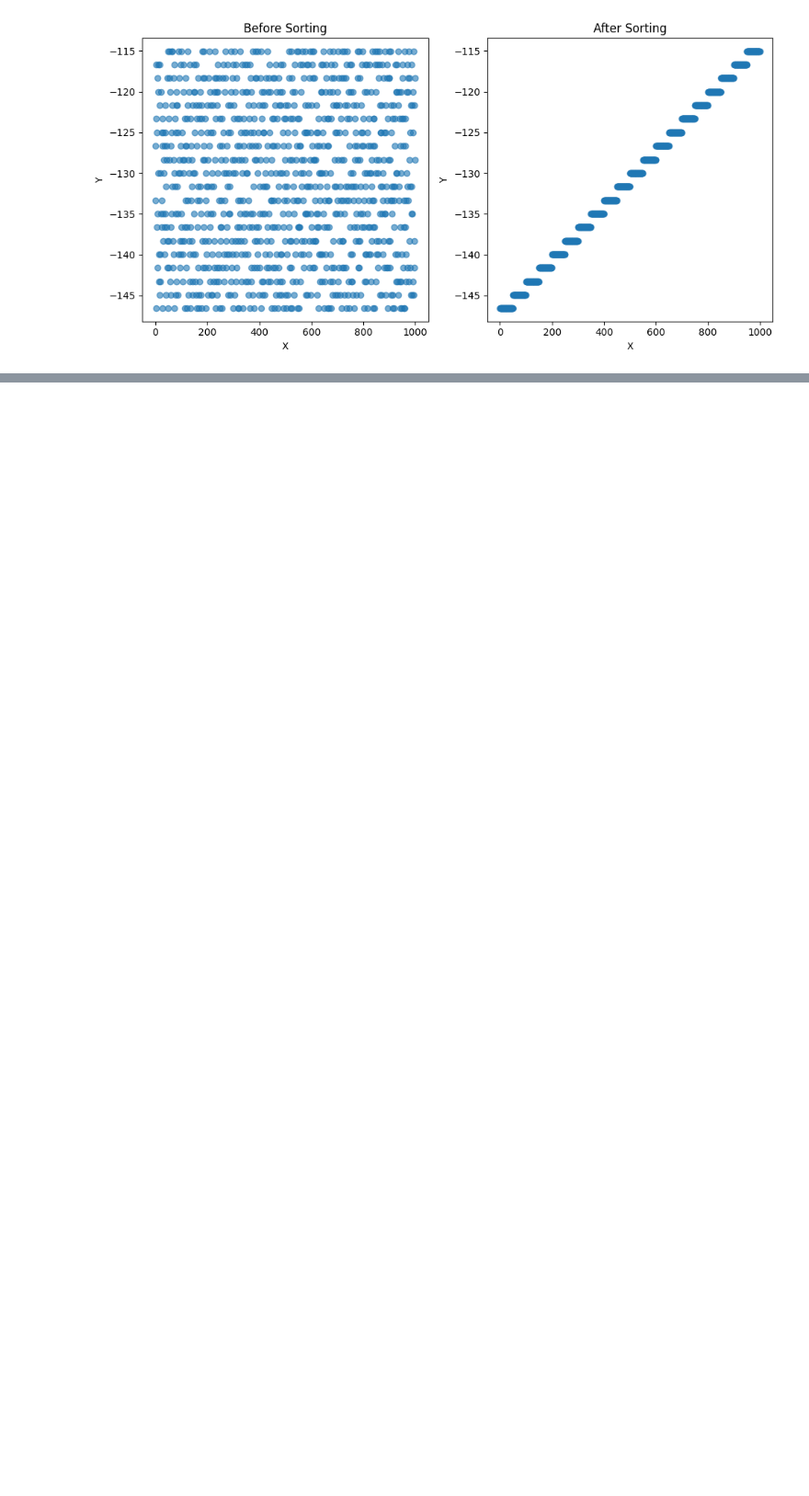
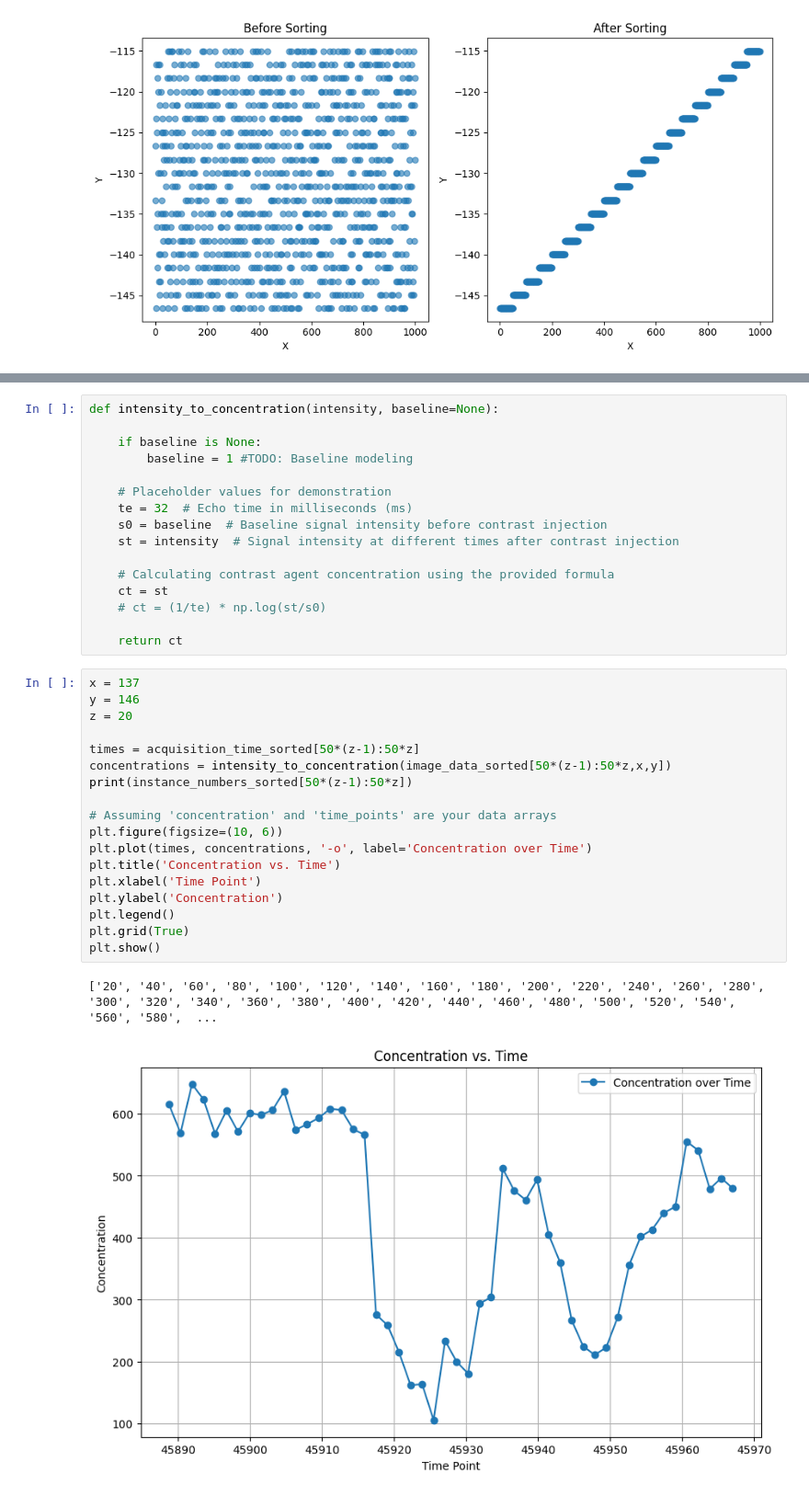
Before and after one commit to qqgjyx/MATH-Group, a Jupyter notebook: main.ipynb, the cells around one changed output, grey strips where cells are left out. Shown at 92% size. Drawn from its saved outputs; the diff is of its cells as text; blank space fills up the shorter version.

```diff
--- a/main.ipynb
+++ b/main.ipynb
@@ -149,0 +242,37 @@ plt.show()
+# %%
+def intensity_to_concentration(intensity, baseline=None):
+
+    if baseline is None:
+        baseline = 1 #TODO: Baseline modeling
+
+    # Placeholder values for demonstration
+    te = 32  # Echo time in milliseconds (ms)
+    s0 = baseline  # Baseline signal intensity before contrast injection
+    st = intensity  # Signal intensity at different times after contrast injection
+
+    # Calculating contrast agent concentration using the provided formula
+    ct = st
+    # ct = (1/te) * np.log(st/s0)
+
+    return ct
+# %%
+x = 137
+y = 146
+z = 20
+
+times = acquisition_time_sorted[50*(z-1):50*z]
+concentrations = intensity_to_concentration(image_data_sorted[50*(z-1):50*z,x,y])
+print(instance_numbers_sorted[50*(z-1):50*z])
+
+# Assuming 'concentration' and 'time_points' are your data arrays
+plt.figure(figsize=(10, 6))
+plt.plot(times, concentrations, '-o', label='Concentration over Time')
+plt.title('Concentration vs. Time')
+plt.xlabel('Time Point')
+plt.ylabel('Concentration')
+plt.legend()
+plt.grid(True)
+plt.show()
+# %% [output]
+['20', '40', '60', '80', '100', '120', '140', '160', '180', '200', '220', '240', '260', '280', '300', '320', '340', '360', '380', '400', '420', '440', '460', '480', '500', '520', '540', '560', '580',  ...
+[figure, added]
```
Also changed, not shown: parts of 14 cells of this notebook.
